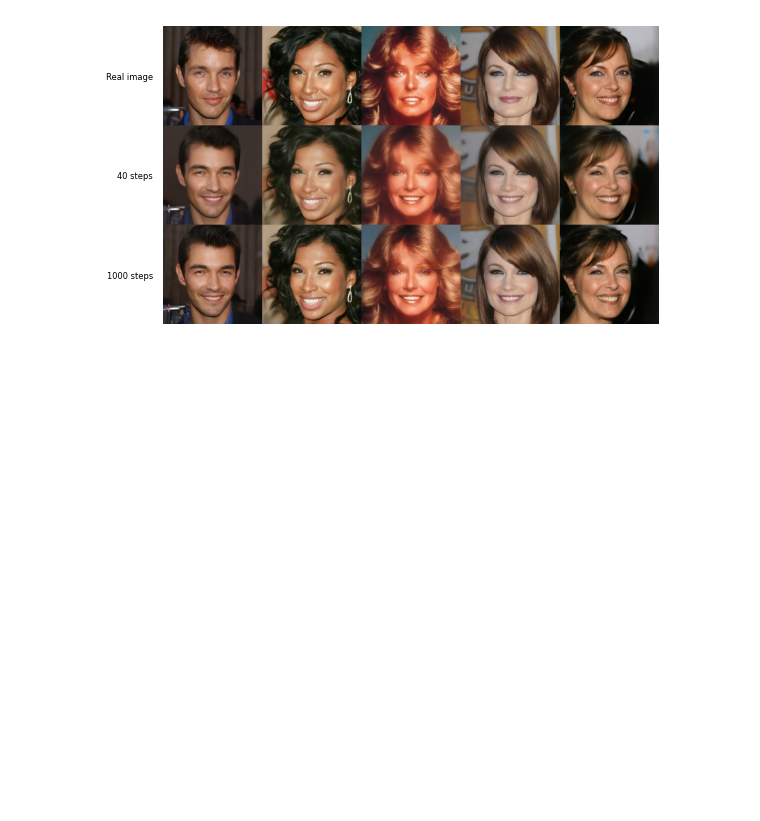
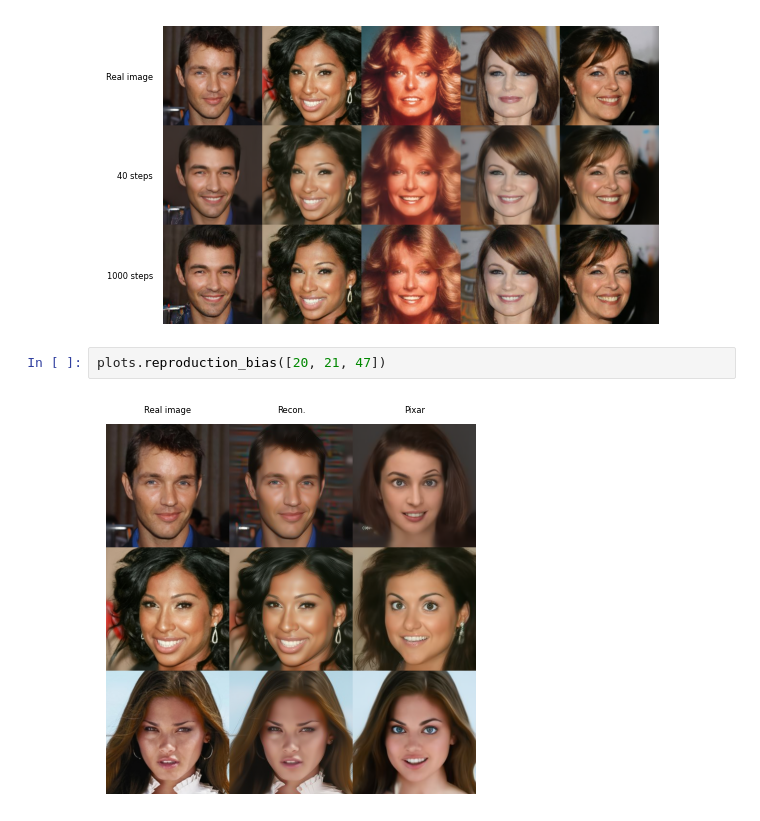
Before and after one commit to zilaeric/asyrp-extension, a Jupyter notebook: demos/reproduction/reproduction_plots.ipynb, the cells around one changed output. Cells and saved outputs as stored; diff of their text form; blank space fills up the shorter version.

Commit message:
Add demonstrations and visualizations

```diff
--- a/demos/reproduction/reproduction_plots.ipynb
+++ b/demos/reproduction/reproduction_plots.ipynb
@@ -29,3 +29,7 @@ plots.reproduction_linearity(99)
 plots.reproduction_details(range(20, 25))
 # %% [output]
 [figure]
+# %%
+plots.reproduction_bias([20, 21, 47])
+# %% [output]
+[figure, added]
```
Also changed, not shown: parts of 1 cell of this notebook, 10 other files.
